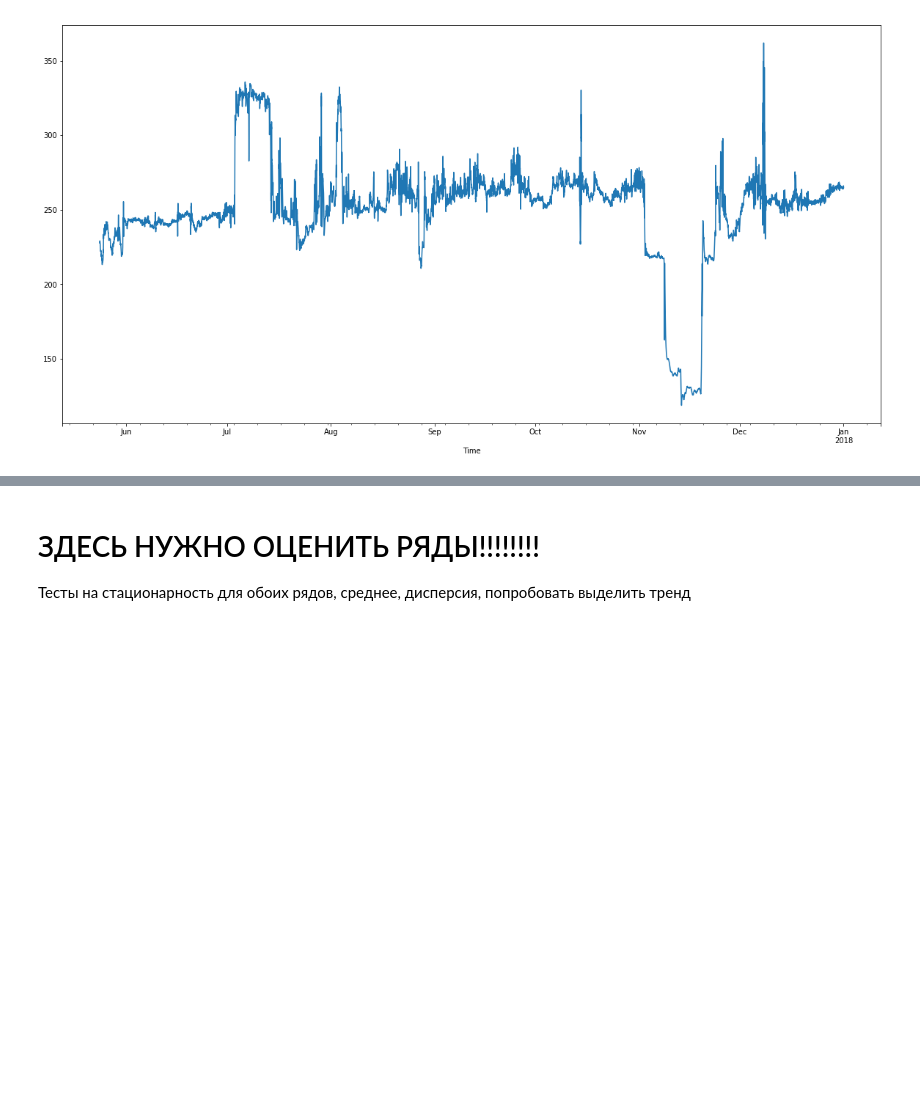
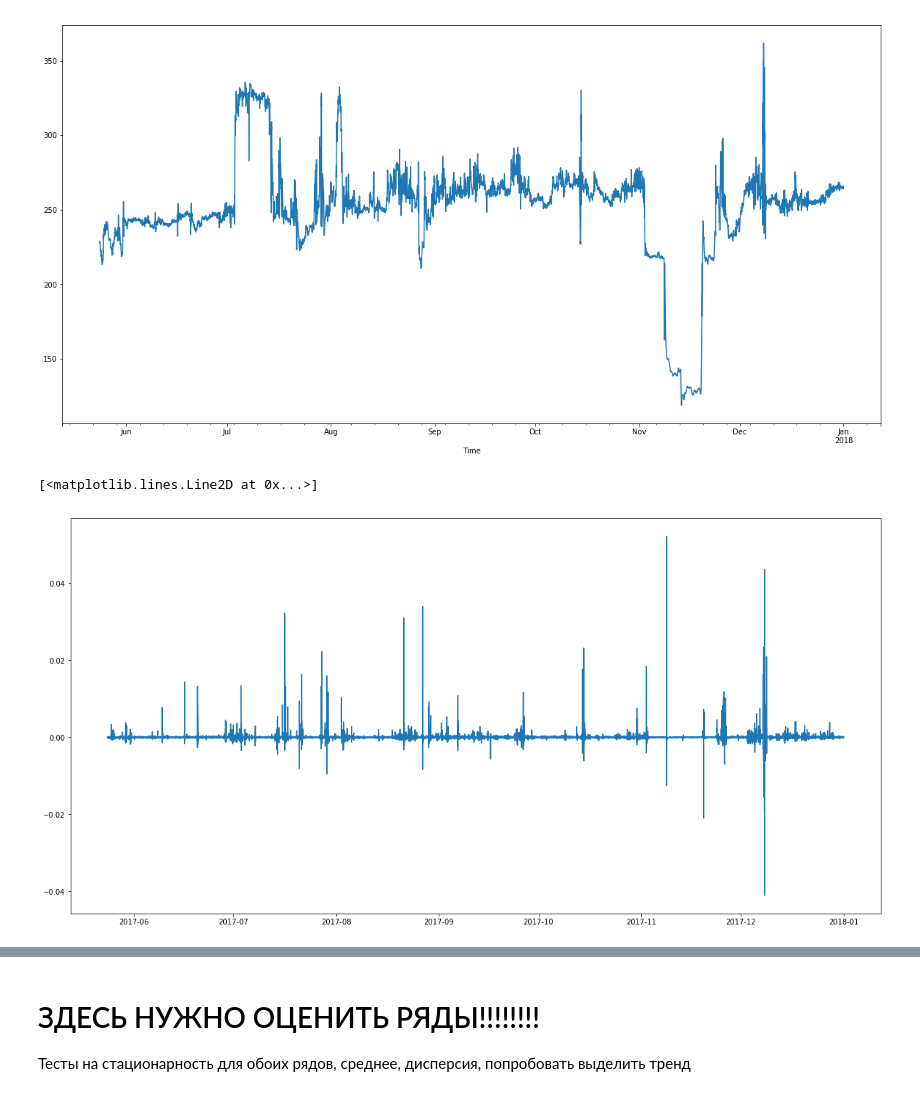
Before and after one commit to le-zenith/gazpromneft, a Jupyter notebook: task.ipynb, the cells around one changed output, grey strips where cells are left out. Cells and saved outputs as stored; diff of their text form; code cells hidden in the pictures; blank space fills up the shorter version.

```diff
--- a/task.ipynb
+++ b/task.ipynb
@@ -86,3 +86,9 @@ T.plot(figsize = (20, 10))
 # %% [output]
 <matplotlib.axes._subplots.AxesSubplot at 0x...>
 [figure]
+# %%
+plt.figure(figsize = (20, 10))
+plt.plot(T.pct_change())
+# %% [output]
+[<matplotlib.lines.Line2D at 0x...>]
+[figure, added]
```
Also changed, not shown: parts of 40 cells of this notebook.
